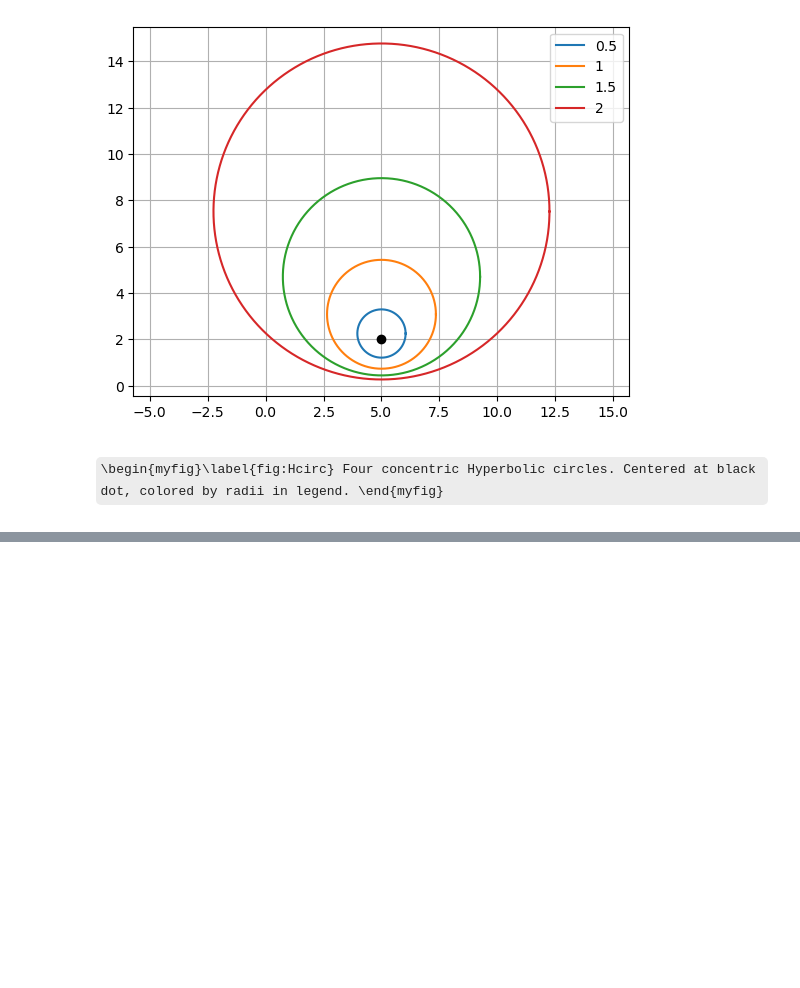
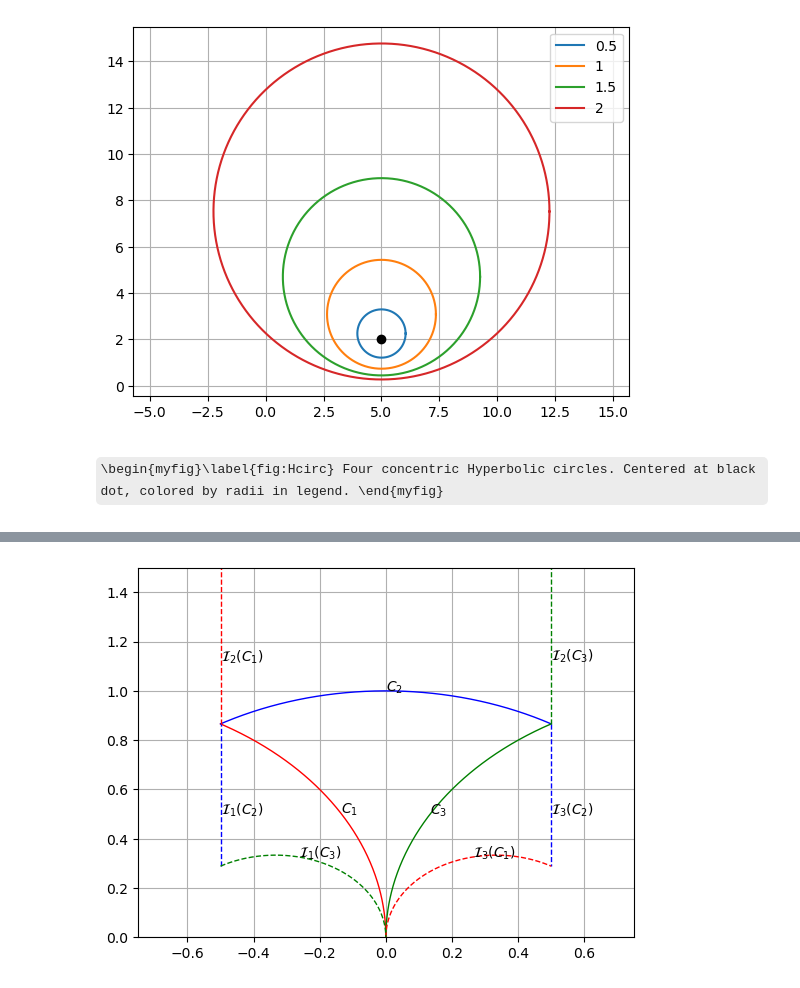
Before and after one commit to steve-cox-LA/JLA, a Jupyter notebook: 1. Transformations of the Plane/1.7 The Hyperbolic Plane.ipynb, the cells around one changed output, grey strips where cells are left out. Drawn from its saved outputs; the diff is of its cells as text; code cells hidden in the pictures; some formulas as TeX source; blank space fills up the shorter version.

Commit message:
Update 1.7 The Hyperbolic Plane.ipynb
triangle group

```diff
--- a/1. Transformations of the Plane/1.7 The Hyperbolic Plane.ipynb
+++ b/1. Transformations of the Plane/1.7 The Hyperbolic Plane.ipynb
@@ -471,0 +430,61 @@ plt.grid('on')
+# %%
+# hyperbolic triangle and its reflections
+
+%matplotlib inline
+import numpy as np
+import matplotlib.pyplot as plt
+
+r = 1
+
+x1 = -1
+t = np.linspace(1e-3,np.pi/3,500)
+z1 = x1 + r*np.cos(t) + 1j*r*np.sin(t)
+plt.plot(z1.real, z1.imag, 'r', linewidth=1)
+plt.text(z1[250].real, z1[250].imag, '$C_1$')
+
+x2 = 0
+t = np.linspace(np.pi/3,2*np.pi/3,500)
+z2 = x2 + r*np.cos(t) + 1j*r*np.sin(t)
+plt.plot(z2.real, z2.imag, 'b', linewidth=1)
+plt.text(z2[250].real, z2[250].imag, '$C_2$')
+
+x3 = 1
+t = np.linspace(2*np.pi/3,np.pi-1e-3,500)
+z3 = x3 + r*np.cos(t) + 1j*r*np.sin(t)
+plt.plot(z3.real, z3.imag, 'g', linewidth=1)
+plt.text(z3[250].real, z3[250].imag, '$C_3$')
+
+# reflect blue across green & red
+
+zbar = np.conjugate(z2)
+I3z = zbar/(zbar-1)
+plt.plot(I3z.real, I3z.imag, 'b--', linewidth=1)
+plt.text(I3z[250].real, I3z[250].imag, '${\cal I}_3(C_2)$')
+I1z = -zbar/(zbar+1)
+plt.plot(I1z.real, I1z.imag, 'b--', linewidth=1)
+plt.text(I1z[250].real, I1z[250].imag, '${\cal I}_1(C_2)$')
+
+# reflect red across green & blue
+
+zbar = np.conjugate(z1)
+I3z = zbar/(zbar-1)
+plt.plot(I3z.real, I3z.imag, 'r--', linewidth=1)
+plt.text(I3z[250].real, I3z[250].imag, '${\cal I}_3(C_1)$')
+I2z = 1/zbar
+plt.plot(I2z.real, I2z.imag, 'r--', linewidth=1)
+plt.text(I2z[400].real, I2z[400].imag, '${\cal I}_2(C_1)$')
+
+# reflect green across red & blue
+
+zbar = np.conjugate(z3)
+I1z = -zbar/(zbar+1)
+plt.plot(I1z.real, I1z.imag, 'g--', linewidth=1)
+plt.text(I1z[250].real, I1z[250].imag, '${\cal I}_1(C_3)$')
+I2z = 1/zbar
+plt.plot(I2z.real, I2z.imag, 'g--', linewidth=1)
+plt.text(I2z[100].real, I2z[100].imag, '${\cal I}_2(C_3)$')
+
+plt.axis([-.75,.75,0,1.5])
+plt.grid('on');
+# %% [output]
+[figure, added]
```
Also changed, not shown: parts of 4 cells of this notebook.
